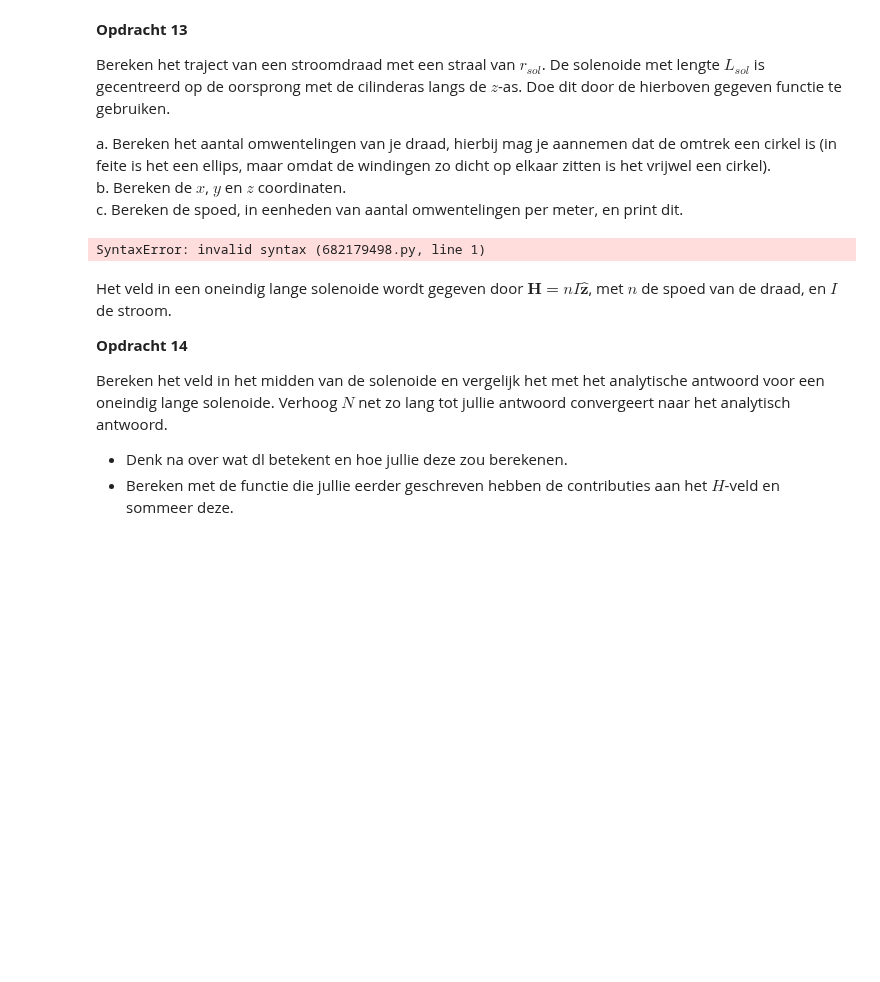
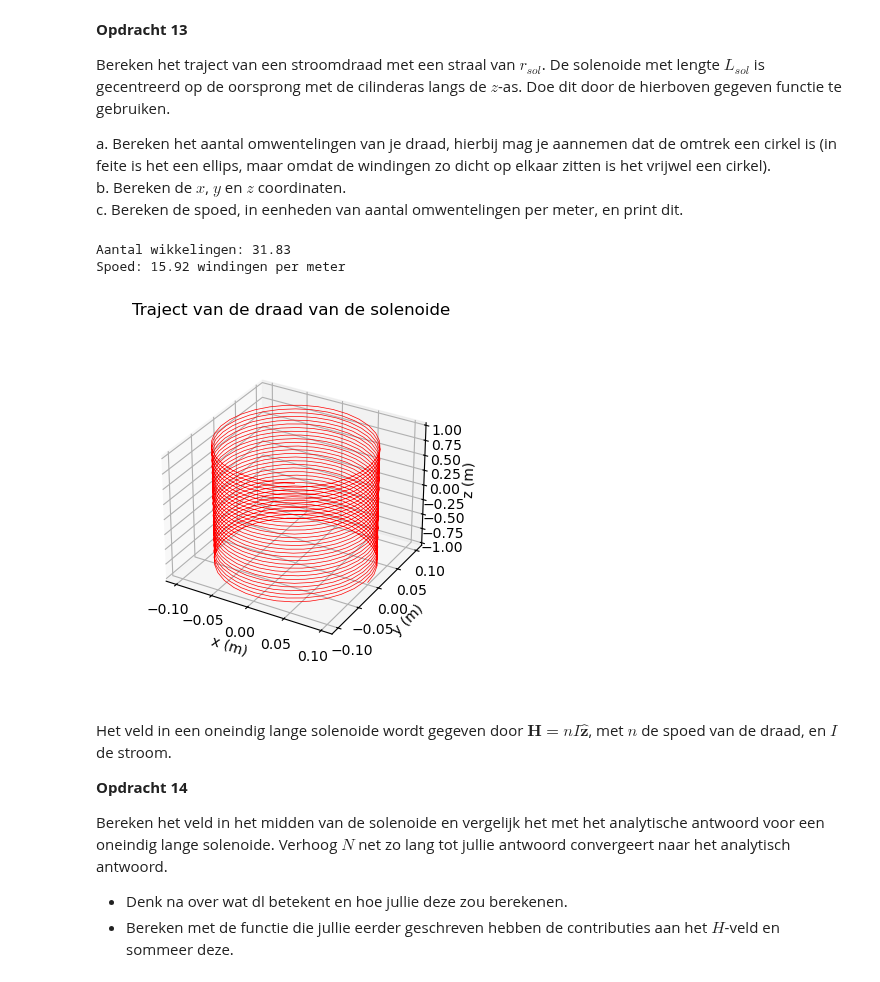
Before and after one commit to owesdorp/opdrachten-DEF-D, a Jupyter notebook: DigitaleOntwerpopdrachten/2KrachtactuatorOpdracht/2KrachtactuatorOpdracht/KrachtactuatorOpdracht.ipynb, the cells around one changed output. Saved outputs shown, nothing was run; the diff lists cells and outputs as text; code cells hidden in the pictures; blank space fills up the shorter version.

```diff
--- a/DigitaleOntwerpopdrachten/2KrachtactuatorOpdracht/2KrachtactuatorOpdracht/KrachtactuatorOpdracht.ipynb
+++ b/DigitaleOntwerpopdrachten/2KrachtactuatorOpdracht/2KrachtactuatorOpdracht/KrachtactuatorOpdracht.ipynb
@@ -565,19 +565,31 @@ a. Bereken het aantal omwentelingen van je draad, hierbij mag je aannemen dat de
 b. Bereken de $x$, $y$ en $z$ coordinaten.\
 c. Bereken de spoed, in eenheden van aantal omwentelingen per meter, en print dit.
 # %%
-l_draad = # Lengte draad
-r_sol =  #Straal solenoide
-L_sol =  #$Lengte solenoide
-N = # Aantal wikkeling
+l_draad = 20# Lengte draad
+r_sol = 0.1# Straal solenoide
+L_sol = 2.0# Lengte solenoide
+N = 1000# Aantal "stappen"
+
+aantal_wikkelingen = l_draad/(2*np.pi*r_sol) # Aantal omwentelingen van de draad
+print(f"Aantal wikkelingen: {aantal_wikkelingen:.2f}")
+
+x,y,z = parametrisatie(N,r_sol,aantal_wikkelingen,L_sol)
+
+spoed = aantal_wikkelingen/L_sol
+print(f"Spoed: {spoed:.2f} windingen per meter")
+
 
 # Enkele plots
 ax=plt.figure().add_subplot(projection='3d')
 plt.title('Traject van de draad van de solenoide')
-plt.plot(x, y, z, '-r', linewidth=0.1)
+plt.plot(x, y, z, '-r', linewidth=0.5)
 ax.set_box_aspect(aspect=None, zoom=0.8)
 ax.set_xlabel('x (m)'), ax.set_ylabel('y (m)'), ax.set_zlabel('z (m)')
+plt.show()
 # %% [output]
-SyntaxError: invalid syntax (682179498.py, line 1)
+Aantal wikkelingen: 31.83
+Spoed: 15.92 windingen per meter
+[figure, added]
 # %% [markdown]
 Het veld in een oneindig lange solenoide wordt gegeven door $\mathbf{H} = n I \hat{\mathbf{z}}$, met $n$ de spoed van de draad, en $I$ de stroom.
 
```
Also changed, not shown: parts of 2 cells of this notebook.
